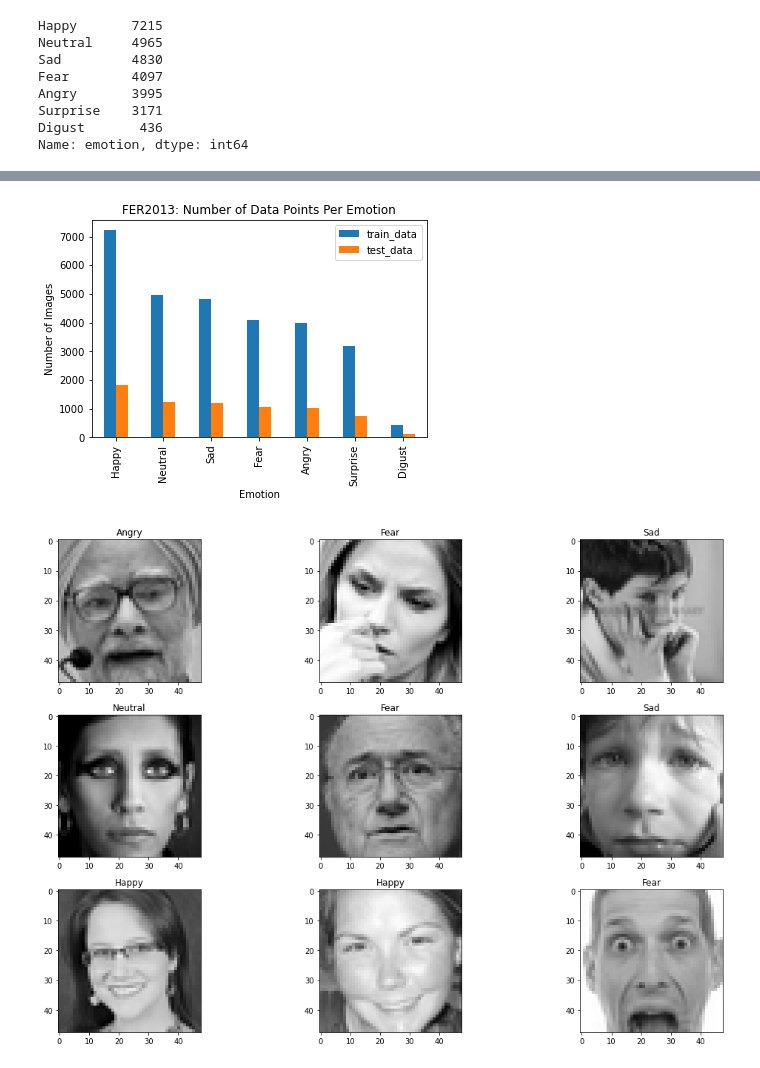
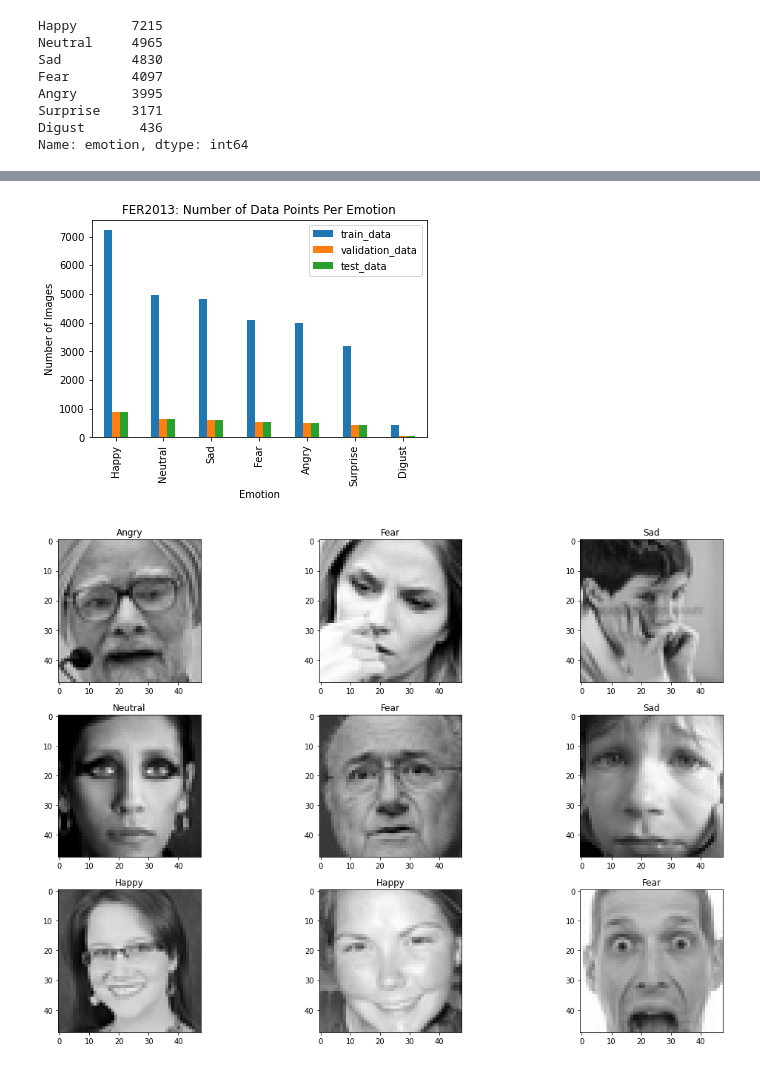
Before and after one commit to daniel-civitaramirez/CS147-FacialExpressionRecognition, a Jupyter notebook: data/graphs/graph_scripts.ipynb, the cells around one changed output, grey strips where cells are left out. Saved outputs shown, nothing was run; the diff lists cells and outputs as text; code cells hidden in the pictures.

```diff
--- a/data/graphs/graph_scripts.ipynb
+++ b/data/graphs/graph_scripts.ipynb
@@ -6,6 +6,7 @@ import matplotlib.pyplot as plt
 # %%
 DEFAULT_TRAIN_FILEPATH = ['../train_data_1.gz', '../train_data_2.gz', '../train_data_3.gz', '../train_data_4.gz']
 DEFAULT_TEST_FILEPATH = '../test_data.gz'
+DEFUALT_VALIDATION_FILEPATH = '../validation_data.gz'
 EMOTION_CLASSIFICATION = {0: 'Angry', 1: 'Digust', 2: 'Fear', 3: 'Happy', 4: 'Sad', 5: 'Surprise', 6: 'Neutral'}
 # %%
 train_data_list = []
@@ -18,9 +19,13 @@ train_data = train_data[['pixels', 'emotion']]
 # %%
 test_data = pd.read_csv(DEFAULT_TEST_FILEPATH, compression='gzip')
 test_data = test_data[['pixels', 'emotion']]
+# %%
+val_data = pd.read_csv(DEFUALT_VALIDATION_FILEPATH, compression='gzip')
+val_data = val_data[['pixels', 'emotion']]
 # %%
 train_data['emotion'] = train_data['emotion'].map(EMOTION_CLASSIFICATION)
 test_data['emotion'] = test_data['emotion'].map(EMOTION_CLASSIFICATION)
+val_data['emotion'] = val_data['emotion'].map(EMOTION_CLASSIFICATION)
 # %%
 train_data['emotion'].value_counts()
 # %% [output]
@@ -46,18 +62,23 @@ Name: emotion, dtype: int64
 # %%
 train_classification_distribution = train_data['emotion'].value_counts().reset_index()
 train_classification_distribution = train_classification_distribution.rename(columns={'index': 'emotion', 'emotion': 'train_data'})
+
 test_classification_distribution = test_data['emotion'].value_counts().reset_index()
 test_classification_distribution = test_classification_distribution.rename(columns={'index': 'emotion', 'emotion': 'test_data'})
+
+val_classification_distribution = val_data['emotion'].value_counts().reset_index()
+val_classification_distribution = val_classification_distribution.rename(columns={'index': 'emotion', 'emotion': 'validation_data'})
 # %%
-classification_distribution = train_classification_distribution.merge(test_classification_distribution)
-ax = classification_distribution.plot.bar(x='emotion', y=['train_data', 'test_data'])
+classification_distribution = train_classification_distribution.merge(val_classification_distribution)
+classification_distribution = classification_distribution.merge(test_classification_distribution)
+ax = classification_distribution.plot.bar(x='emotion', y=['train_data', 'validation_data', 'test_data'])
 ax.set_ylabel('Number of Images')
 ax.set_xlabel('Emotion')
 ax.set_title('FER2013: Number of Data Points Per Emotion')
 ax.legend()
 ax.figure.savefig('data_classification_distribution.png')
 # %% [output]
-[figure, old version]
+[figure, new version]
 # %%
 def get_image(row):
     pixels, emotion = row['pixels'], row['emotion']
```
Also changed, not shown: parts of 2 cells of this notebook, 8 other files.
